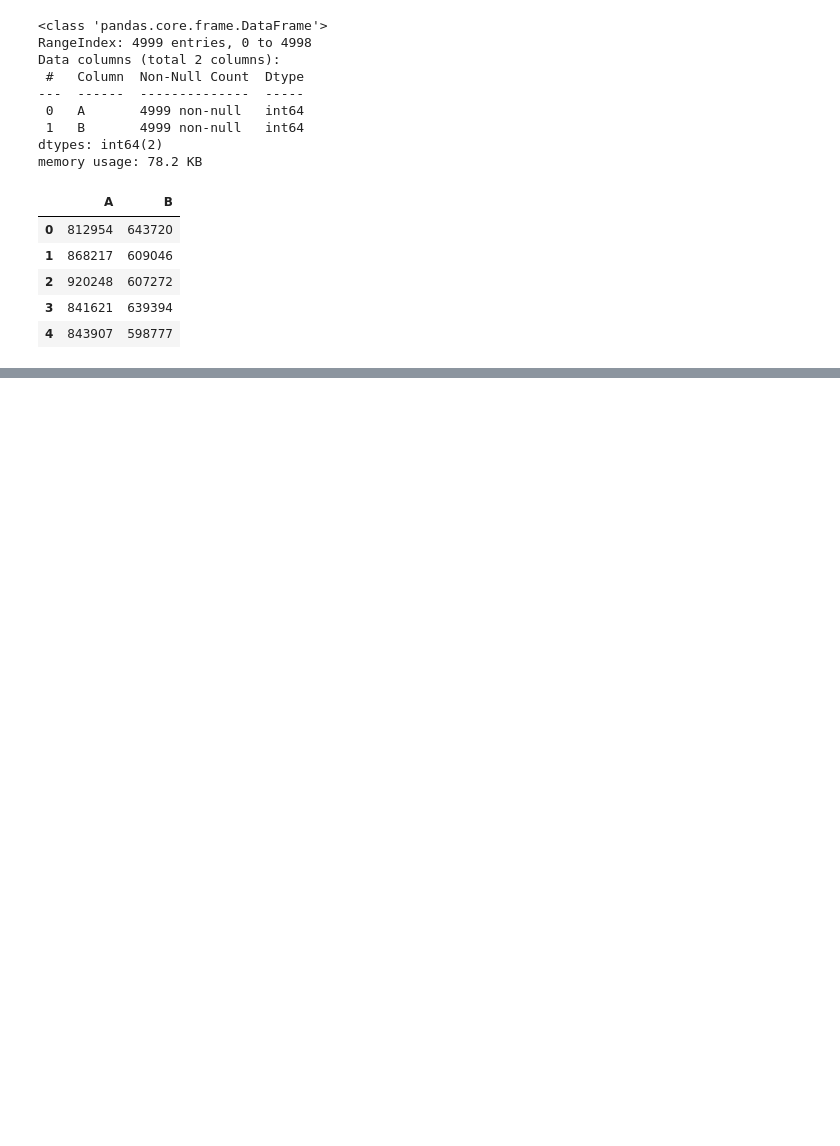
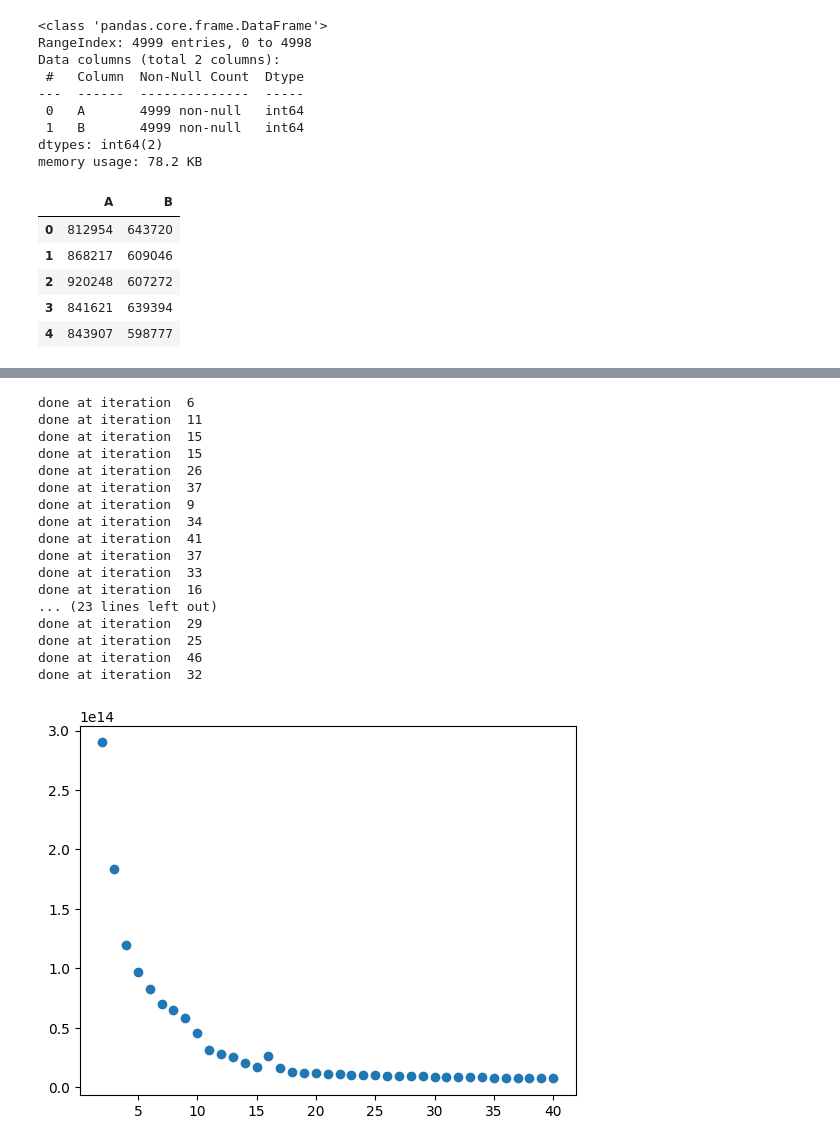
Before and after one commit to NazaGonella/TP04-machine-learning, a Jupyter notebook: Gonella_Nazareno_Notebook_TP4.ipynb, the cells around one changed output, grey strips where cells are left out. Saved outputs shown, nothing was run; the diff lists cells and outputs as text; code cells hidden in the pictures; blank space fills up the shorter version.

```diff
--- a/Gonella_Nazareno_Notebook_TP4.ipynb
+++ b/Gonella_Nazareno_Notebook_TP4.ipynb
@@ -41,0 +67,30 @@ memory usage: 78.2 KB
+# %%
+k_max : int = 40
+k_means_variable : models.KMeans
+losses_k : list[float] = []
+for k in range(2, k_max + 1):
+    k_means_variable = models.KMeans(X, k)
+    k_means_variable.fit_centroids()
+    k : np.ndarray = np.argmin(k_means_variable.calculate_distances(), axis=0)
+    losses_k.append(np.sum(np.linalg.norm(X - k_means_variable.mu[k], axis=1) ** 2))
+plt.scatter(range(2, k_max+1), losses_k)
+plt.show()
+# %% [output]
+done at iteration  6
+done at iteration  11
+done at iteration  15
+done at iteration  15
+done at iteration  26
+done at iteration  37
+done at iteration  9
+done at iteration  34
+done at iteration  41
+done at iteration  37
+done at iteration  33
+done at iteration  16
+... (23 lines left out)
+done at iteration  29
+done at iteration  25
+done at iteration  46
+done at iteration  32
+[figure, added]
```
Also changed, not shown: parts of 3 cells of this notebook, 2 other files.
